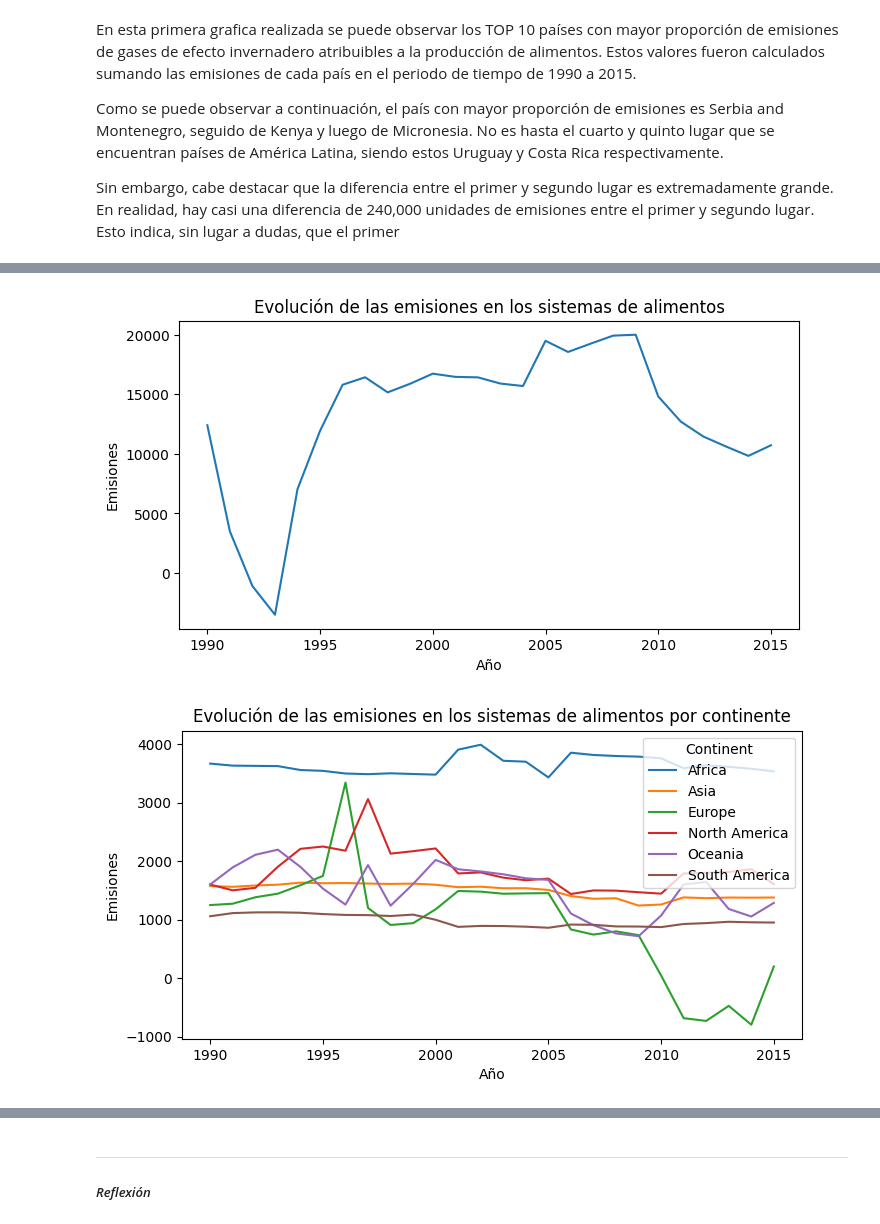
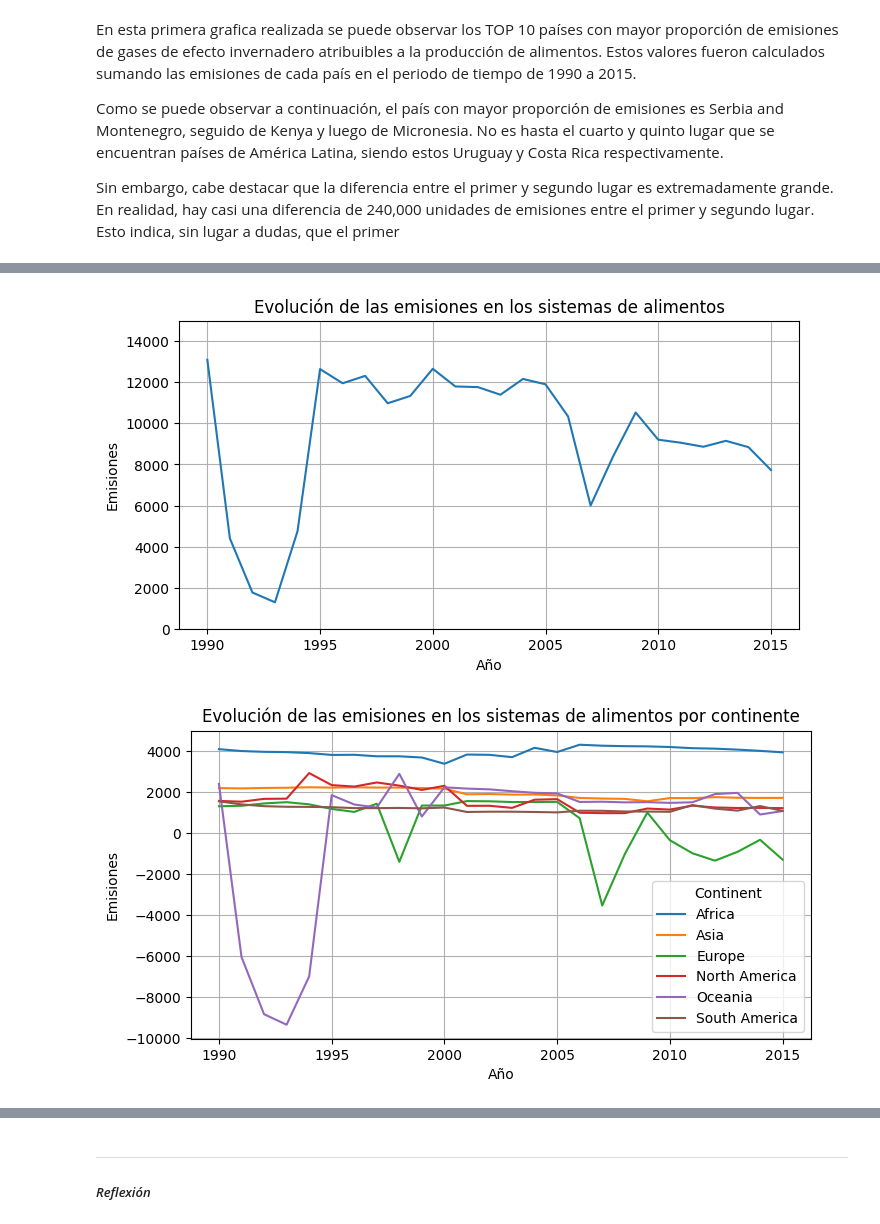
Before and after one commit to stefanoaragoni/datascience_lab9, a Jupyter notebook: lab9.ipynb, the cells around one changed output, grey strips where cells are left out. Drawn from its saved outputs; the diff is of its cells as text; code cells hidden in the pictures.

```diff
--- a/lab9.ipynb
+++ b/lab9.ipynb
@@ -45,6 +45,19 @@ dataset.head()
 # %%
 # Función para obtener el continente de un país
 def get_country_continent(location):
+
+    if location in ['Brunei', 'Iran', 'Laos', 'Moldova', 'North Korea', 'Syria', 'Taiwan', 'Timor-Leste', 'Vietnam', 'South Korea']:
+        return 'Asia'
+    elif location in ['Bolivia', 'Venezuela']:
+        return 'South America'
+    elif location in ['Cape Verde', "Cote d'Ivoire", 'Democratic Republic of Congo', 'Tanzania', 'Swaziland', 'Western Sahara']:
+        return 'Africa'
+    elif location in ['British Virgin Islands', 'Falkland Islands', 'Netherlands Antilles', 'Saint Helena', 'Micronesia']:
+        return 'Oceania'
+    elif location in ['Russia', 'Serbia and Montenegro', 'Reunion']:
+        return 'Europe'
+    elif location in ['United States Virgin Islands']:
+        return 'North America'
 
     try:
         country = pycountry.countries.get(name=location)
@@ -60,6 +73,7 @@ def get_country_continent(location):
 
 # Agregar columna de continente
 dataset['Continent'] = dataset['Entity'].apply(get_country_continent)
+dataset = dataset[dataset.Entity != 'World']
 
 # Mostrar las primeras 5 filas del dataset
 dataset.head(10)
@@ -114,3 +110,17 @@ average_by_year_and_continent = dataset.groupby(['Year', 'Continent']).mean().re
+# %%
+# Remplazar valores atípicos por promedio de emisiones en el año por continente (sin contar ese país)
+
+for index, row in dataset.iterrows():
+
+    year_row = row['Year']
+    continent_row = row['Continent']
+    country_row = row['Entity']
+
+    mean_year_contient_wo_country = dataset[(dataset['Year'] == year_row) & (dataset['Continent'] == continent_row) & (dataset['Entity'] != country_row)]['Emissions'].mean()
+
+    if abs(row['Emissions']) > mean_year_contient_wo_country * 10:
+        signo = 1 if row['Emissions'] > 0 else -1
+        dataset.at[index, 'Emissions'] = mean_year_contient_wo_country * signo
 # %% [markdown]
 ---------------
 # %% [markdown]
@@ -153,25 +163,28 @@ plt.figure(figsize=(8,4))
 sns.lineplot(x='Year', y='Emissions', data=dataset_year)
 plt.xlabel('Año')
 plt.ylabel('Emisiones')
+plt.ylim(0, 15000)
+plt.grid(True)
 plt.title('Evolución de las emisiones en los sistemas de alimentos')
 plt.show()
 # %% [output]
-[figure, old version]
+[figure, new version]
 # %%
 # Grafica comparando los diferentes contienenetes con el paso de los años
 
 # Sumar las emisiones de cada continente
 dataset_continent = dataset.groupby(['Continent', 'Year']).sum().reset_index()
 
 # Graficar las emisiones a lo largo de los años
 plt.figure(figsize=(8,4))
 sns.lineplot(x='Year', y='Emissions', hue='Continent', data=dataset_continent)
+plt.grid(True)
 plt.xlabel('Año')
 plt.ylabel('Emisiones')
 plt.title('Evolución de las emisiones en los sistemas de alimentos por continente')
 plt.show()
 # %% [output]
-[figure, old version]
+[figure, new version]
 # %%
 # Grafica comparando los diferentes contienenetes (1990-2015)
 
```
Also changed, not shown: parts of 7 cells of this notebook.
